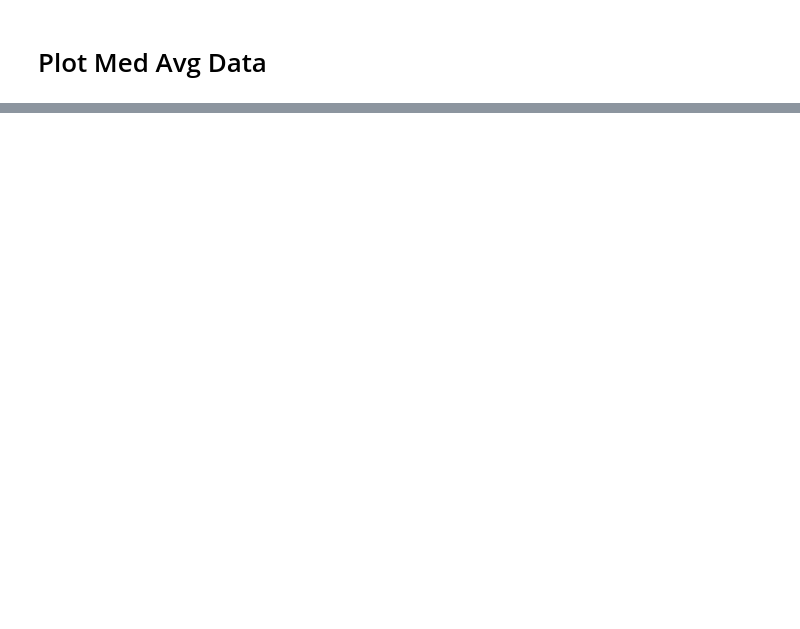
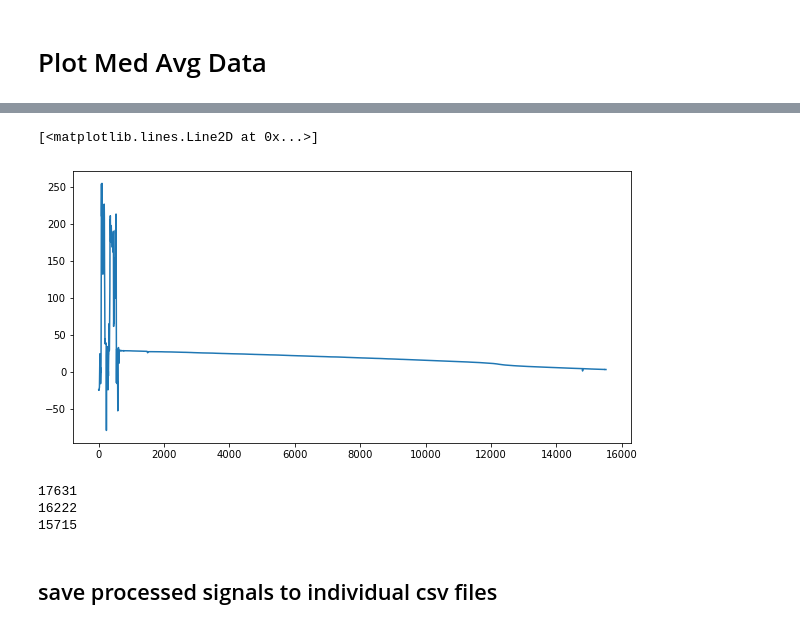
Before and after one commit to anne-mei/fydp-neofeed, a Jupyter notebook: signal_processing/For Sensor Analysis/2022-03-24 - Processing Unfiltered Data/Median Averaging.ipynb, the cells around one changed output, grey strips where cells are left out. Saved outputs shown, nothing was run; the diff lists cells and outputs as text; code cells hidden in the pictures; blank space fills up the shorter version.

```diff
--- a/signal_processing/For Sensor Analysis/2022-03-24 - Processing Unfiltered Data/Median Averaging.ipynb
+++ b/signal_processing/For Sensor Analysis/2022-03-24 - Processing Unfiltered Data/Median Averaging.ipynb
@@ -87,7 +88,8 @@ def get_med_avg_data(csv_data):
 
     rn = RunningMedian(window_size)
 
-    for i in range(len(csv_data)):
+    for i in tqdm(range(len(csv_data))):
+#     for i in range(len(csv_data)):
         #Get current value
         val = csv_data[i]
 
@@ -320,0 +328,18 @@ Text(0.5, 0, 'Time (s)')
+# %%
+plt.figure(figsize=(10, 5))
+plt.plot(med_avg_3[200:])
+# plt.ylim([10,35])
+# %% [output]
+[<matplotlib.lines.Line2D at 0x...>]
+[figure, added]
+# %%
+print(len(med_avg_1))
+print(len(med_avg_2))
+print(len(med_avg_3))
+# med_avg_1
+# %% [output]
+17631
+16222
+15715
+# %% [markdown]
+## save processed signals to individual csv files
```
Also changed, not shown: parts of 9 cells of this notebook, 8 other files.
